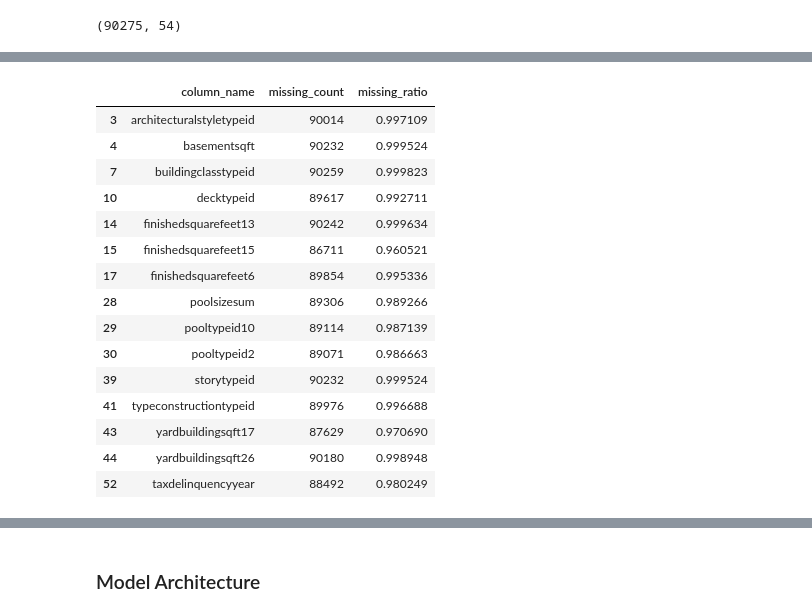
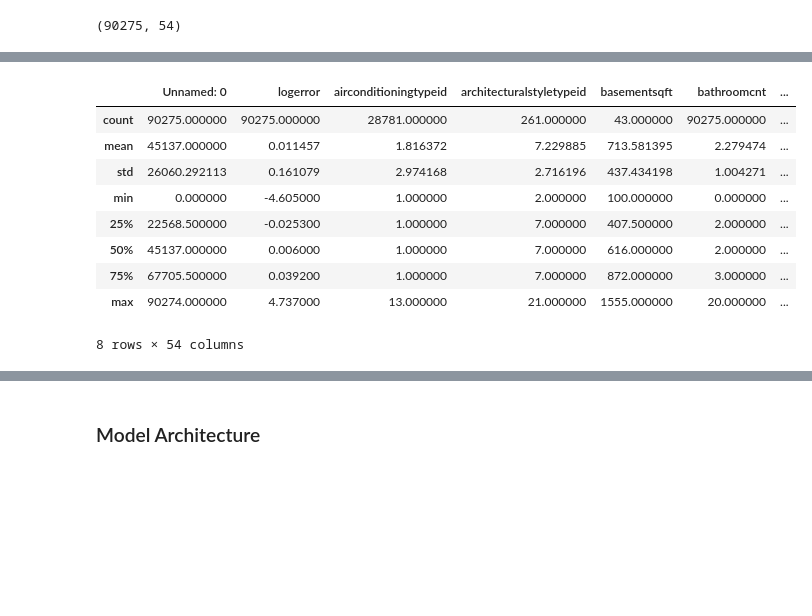
Before and after one commit to ssuravarapu/DeepLearning, a Jupyter notebook: kaggle/zestimate/zestimate_error_pred.ipynb, the cells around one changed output, grey strips where cells are left out. Saved outputs shown, nothing was run; the diff lists cells and outputs as text; code cells hidden in the pictures; blank space fills up the shorter version.

```diff
--- a/kaggle/zestimate/zestimate_error_pred.ipynb
+++ b/kaggle/zestimate/zestimate_error_pred.ipynb
@@ -29,22 +52,18 @@ data.shape
+# %%
+data.describe()
+# %% [output]
+|  | Unnamed: 0 | logerror | airconditioningtypeid | architecturalstyletypeid | basementsqft | bathroomcnt | ... |
+| count | 90275.000000 | 90275.000000 | 28781.000000 | 261.000000 | 43.000000 | 90275.000000 | ... |
+| mean | 45137.000000 | 0.011457 | 1.816372 | 7.229885 | 713.581395 | 2.279474 | ... |
+| std | 26060.292113 | 0.161079 | 2.974168 | 2.716196 | 437.434198 | 1.004271 | ... |
+| min | 0.000000 | -4.605000 | 1.000000 | 2.000000 | 100.000000 | 0.000000 | ... |
+| 25% | 22568.500000 | -0.025300 | 1.000000 | 7.000000 | 407.500000 | 2.000000 | ... |
+| 50% | 45137.000000 | 0.006000 | 1.000000 | 7.000000 | 616.000000 | 2.000000 | ... |
+| 75% | 67705.500000 | 0.039200 | 1.000000 | 7.000000 | 872.000000 | 3.000000 | ... |
+| max | 90274.000000 | 4.737000 | 13.000000 | 21.000000 | 1555.000000 | 20.000000 | ... |
+8 rows × 54 columns
 # %%
 missing_df = data.isnull().sum(axis=0).reset_index()
 missing_df.columns = ['column_name', 'missing_count']
 missing_df['missing_ratio'] = missing_df['missing_count'] / data.shape[0]
-missing_df.loc[missing_df['missing_ratio']>0.95]
+del_cols = missing_df.loc[missing_df['missing_ratio']>0.6]['column_name']
-# %% [output]
-|  | column_name | missing_count | missing_ratio |
-| 3 | architecturalstyletypeid | 90014 | 0.997109 |
-| 4 | basementsqft | 90232 | 0.999524 |
-| 7 | buildingclasstypeid | 90259 | 0.999823 |
-| 10 | decktypeid | 89617 | 0.992711 |
-| 14 | finishedsquarefeet13 | 90242 | 0.999634 |
-| 15 | finishedsquarefeet15 | 86711 | 0.960521 |
-| 17 | finishedsquarefeet6 | 89854 | 0.995336 |
-| 28 | poolsizesum | 89306 | 0.989266 |
-| 29 | pooltypeid10 | 89114 | 0.987139 |
-| 30 | pooltypeid2 | 89071 | 0.986663 |
-| 39 | storytypeid | 90232 | 0.999524 |
-| 41 | typeconstructiontypeid | 89976 | 0.996688 |
-| 43 | yardbuildingsqft17 | 87629 | 0.970690 |
-| 44 | yardbuildingsqft26 | 90180 | 0.998948 |
-| 52 | taxdelinquencyyear | 88492 | 0.980249 |
```
Also changed, not shown: parts of 49 cells of this notebook.
